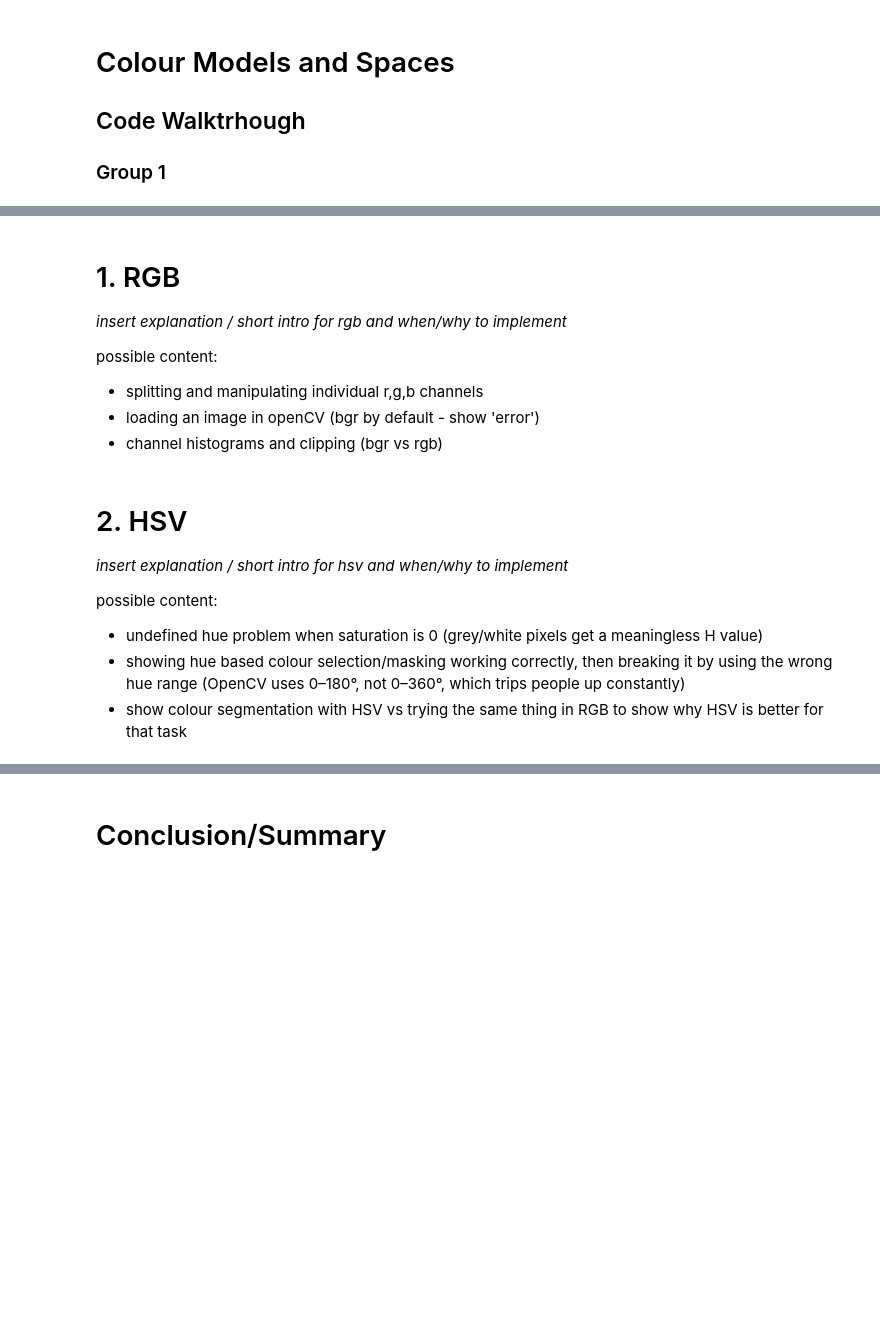
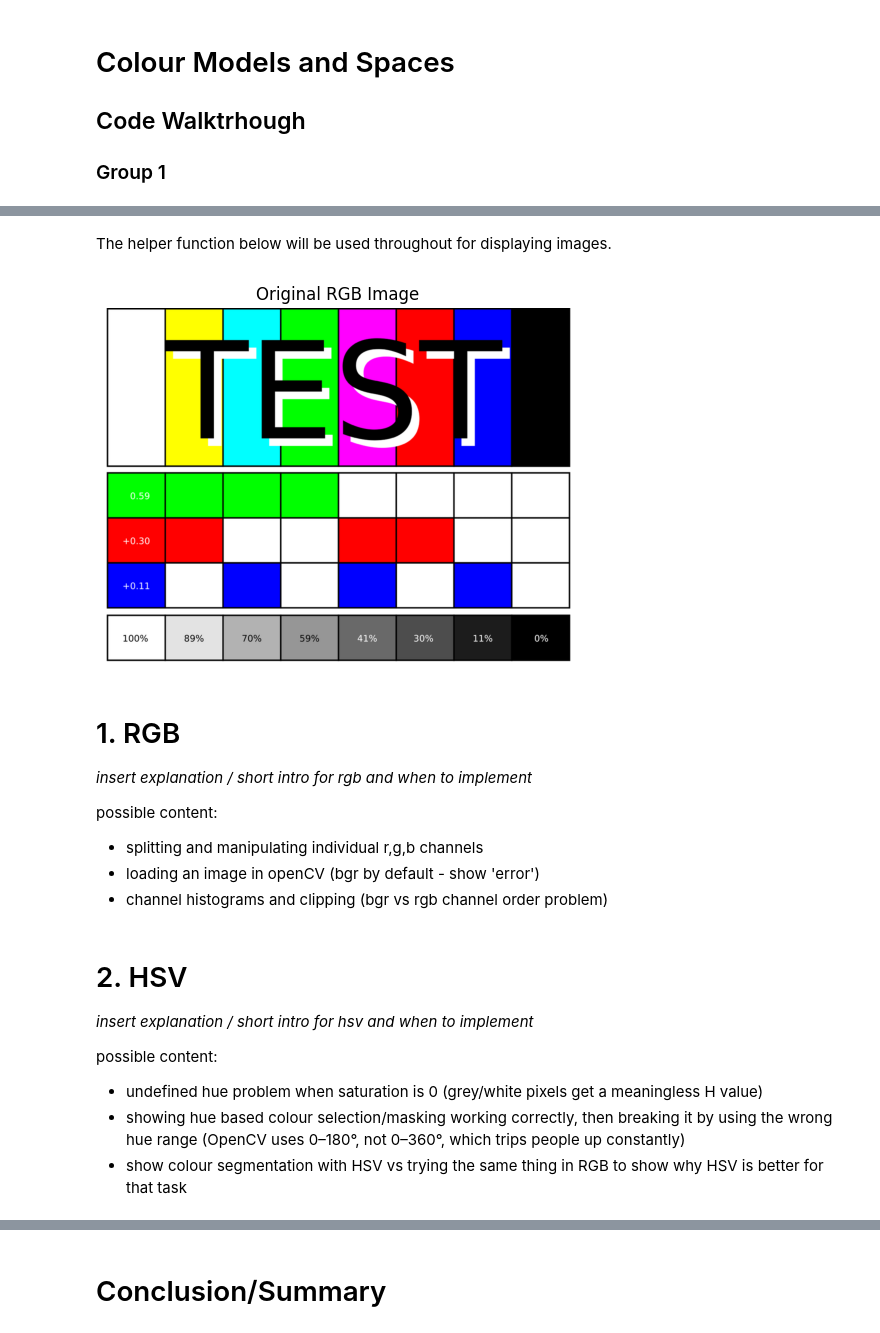
Before and after one commit to romeybajada/cv_colour_models, a Jupyter notebook: walkthrough.ipynb, the cells around one changed output, grey strips where cells are left out. Saved outputs shown, nothing was run; the diff lists cells and outputs as text; code cells hidden in the pictures; blank space fills up the shorter version.

```diff
--- a/walkthrough.ipynb
+++ b/walkthrough.ipynb
@@ -7,18 +20,46 @@
 # %%
-# imports for opencv
+import cv2
+import numpy as np
+import matplotlib.pyplot as plt
+
+# Load image - OpenCV reads as BGR by default, so we convert immediately
+img_bgr = cv2.imread('test_image.png')
+img_rgb = cv2.cvtColor(img_bgr, cv2.COLOR_BGR2RGB)
+
+# Normalised float version [0,1] used in manual calculations
+img_norm = img_rgb.astype(np.float32) / 255.
+# %% [markdown]
+The helper function below will be used throughout for displaying images.
+# %%
+def show_images(images, titles, cmap_list=None):
+    n = len(images)
+    fig, axes = plt.subplots(1, n, figsize=(5*n, 4))
+    if n == 1:
+        axes = [axes]
+    for i, (img, title) in enumerate(zip(images, titles)):
+        cmap = cmap_list[i] if cmap_list else None
+        axes[i].imshow(img, cmap=cmap)
+        axes[i].set_title(title)
+        axes[i].axis('off')
+    plt.tight_layout()
+    plt.show()
+
+show_images([img_rgb], ['Original RGB Image'])
+# %% [output]
+[figure, added]
 # %% [markdown]
 # 1. RGB
-*insert explanation / short intro for rgb and when/why to implement*
+*insert explanation / short intro for rgb and when to implement*
 
 possible content:
 * splitting and manipulating individual r,g,b channels
 * loading an image in openCV (bgr by default - show 'error')
-* channel histograms and clipping (bgr vs rgb)
+* channel histograms and clipping (bgr vs rgb channel order problem)
 # %%
 # code to implement rgb
 # %% [markdown]
 # 2. HSV
-*insert explanation / short intro for hsv and when/why to implement*
+*insert explanation / short intro for hsv and when to implement*
 
 possible content:
 * undefined hue problem when saturation is 0 (grey/white pixels get a meaningless H value)
```
Also changed, not shown: parts of 35 cells of this notebook.
